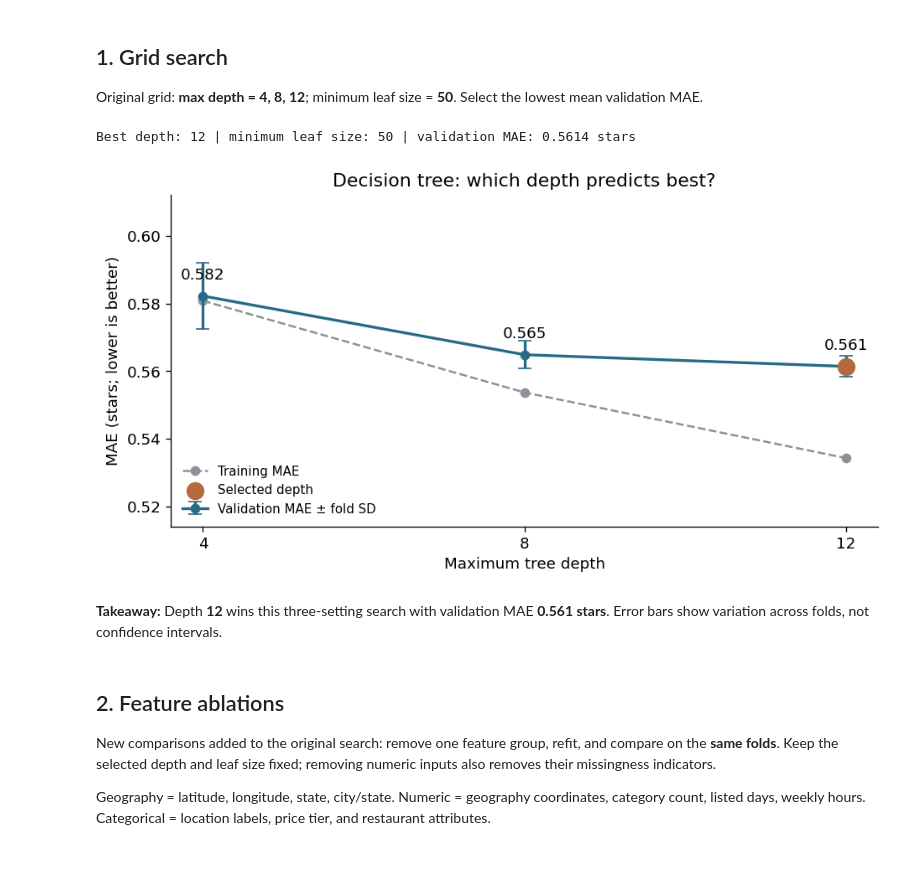
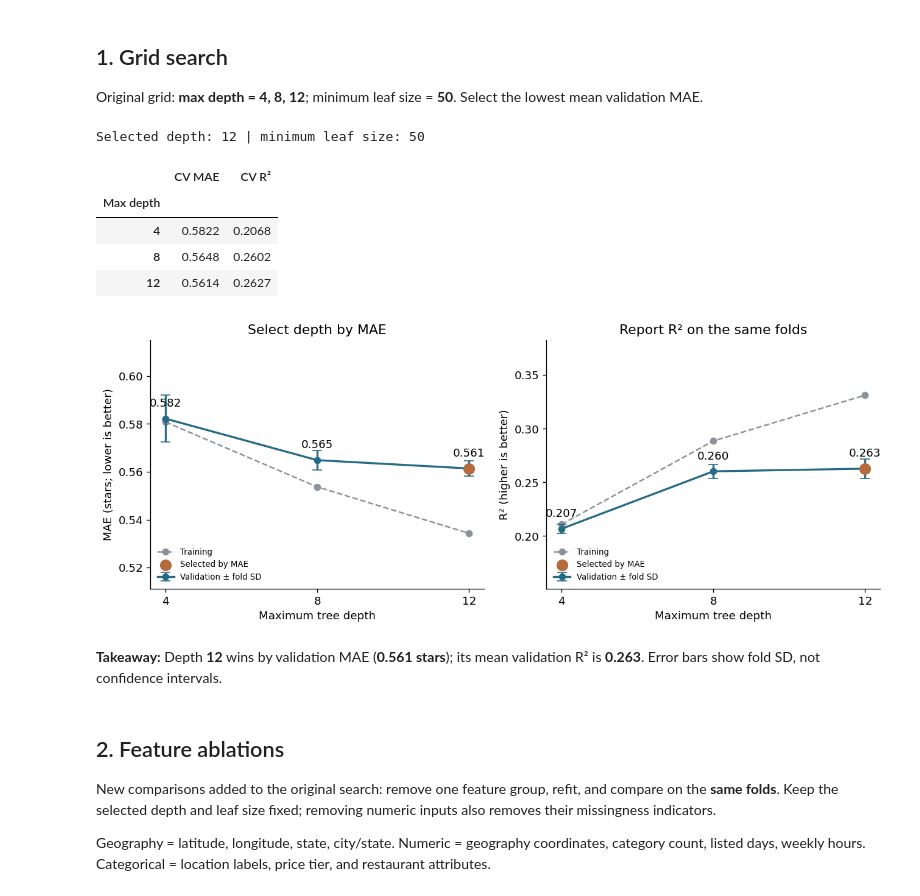
Before and after one commit to JohnSchro/yelp_data_analysis, a Jupyter notebook: notebooks/05_decision_tree_search.ipynb, the cells around one changed output. Cells and saved outputs as stored; diff of their text form; code cells hidden in the pictures; blank space fills up the shorter version.

Commit message:
Report cross-validated R2 for decision tree search and ablations

```diff
--- a/notebooks/05_decision_tree_search.ipynb
+++ b/notebooks/05_decision_tree_search.ipynb
@@ -63,52 +65,73 @@ def tree_pipeline(numeric, categorical):
 
 def neg_mae(model, inputs, actual):
     return -mean_absolute_error(actual, np.clip(model.predict(inputs), 1, 5))
+
+def r2_clipped(model, inputs, actual):
+    return r2_score(actual, np.clip(model.predict(inputs), 1, 5))
+
+scoring = {"mae": neg_mae, "r2": r2_clipped}
 # %% [markdown]
 ## 1. Grid search
 Original grid: **max depth = 4, 8, 12**; minimum leaf size = **50**. Select the lowest mean validation MAE.
 # %%
 search = GridSearchCV(
     tree_pipeline(NUM, CAT), {"tree__max_depth": [4, 8, 12]},
-    scoring=neg_mae, cv=folds, return_train_score=True, refit=False, n_jobs=1,
+    scoring=scoring, cv=folds, return_train_score=True, refit=False, n_jobs=1,
+    error_score="raise",
 )
 with threadpool_limits(limits=2):
     search.fit(X, y)
 
 cv = pd.DataFrame(search.cv_results_)
 depths = cv["param_tree__max_depth"].astype(int).to_numpy()
-validation = -cv["mean_test_score"].to_numpy()
-training = -cv["mean_train_score"].to_numpy()
-fold_mae = -cv[[f"split{k}_test_score" for k in range(5)]].to_numpy()
+validation = -cv["mean_test_mae"].to_numpy()
+training = -cv["mean_train_mae"].to_numpy()
+fold_mae = -cv[[f"split{k}_test_mae" for k in range(5)]].to_numpy()
+fold_r2 = cv[[f"split{k}_test_r2" for k in range(5)]].to_numpy()
 fold_sd = fold_mae.std(axis=1, ddof=1)
-best = search.best_index_
-best_depth = search.best_params_["tree__max_depth"]
-full_scores = fold_mae[best]
-print(f"Best depth: {best_depth} | minimum leaf size: 50 | validation MAE: {validation[best]:.4f} stars")
+# R² is reported; MAE still selects the configuration.
+best = int(np.argmin(validation))
+best_params = cv.loc[best, "params"]
+best_depth = best_params["tree__max_depth"]
+full_scores, full_r2 = fold_mae[best], fold_r2[best]
+print(f"Selected depth: {best_depth} | minimum leaf size: 50")
+display(pd.DataFrame({"Max depth": depths, "CV MAE": validation,
+                      "CV R²": fold_r2.mean(axis=1)}).round(4).set_index("Max depth"))
 # %% [output]
-Best depth: 12 | minimum leaf size: 50 | validation MAE: 0.5614 stars
+Selected depth: 12 | minimum leaf size: 50
+|  | CV MAE | CV R² |
+| Max depth |  |  |
+| 4 | 0.5822 | 0.2068 |
+| 8 | 0.5648 | 0.2602 |
+| 12 | 0.5614 | 0.2627 |
 # %%
-fig, ax = plt.subplots(figsize=(8, 4.3))
-ax.plot(depths, training, "o--", color="#8B9299", label="Training MAE")
-ax.errorbar(depths, validation, yerr=fold_sd, fmt="o-", color=BLUE,
-            capsize=5, linewidth=2, label="Validation MAE ± fold SD")
-ax.scatter([best_depth], [validation[best]], s=140, color=ORANGE, zorder=5,
-           label="Selected depth")
-for depth, score in zip(depths, validation):
-    ax.annotate(f"{score:.3f}", (depth, score), xytext=(0, 12),
-                textcoords="offset points", ha="center")
-ax.set(xticks=depths, xlabel="Maximum tree depth", ylabel="MAE (stars; lower is better)",
-       title="Decision tree: which depth predicts best?")
-ax.margins(y=.35)
-ax.legend(frameon=False, fontsize=9, loc="lower left")
+fig, axes = plt.subplots(1, 2, figsize=(11, 4.4))
+plot_metrics = [
+    (training, validation, fold_sd, "MAE (stars; lower is better)", "Select depth by MAE"),
+    (cv["mean_train_r2"].to_numpy(), fold_r2.mean(axis=1), fold_r2.std(axis=1, ddof=1),
+     "R² (higher is better)", "Report R² on the same folds"),
+]
+for ax, (train_mean, valid_mean, sd, ylabel, title) in zip(axes, plot_metrics):
+    ax.plot(depths, train_mean, "o--", color="#8B9299", label="Training")
+    ax.errorbar(depths, valid_mean, yerr=sd, fmt="o-", color=BLUE,
+                capsize=5, linewidth=2, label="Validation ± fold SD")
+    ax.scatter([best_depth], [valid_mean[best]], s=110, color=ORANGE,
+               zorder=5, label="Selected by MAE")
+    for depth, score in zip(depths, valid_mean):
+        ax.annotate(f"{score:.3f}", (depth, score), xytext=(0, 12),
+                    textcoords="offset points", ha="center")
+    ax.set(xticks=depths, xlabel="Maximum tree depth", ylabel=ylabel, title=title)
+    ax.margins(y=.4)
+    ax.legend(frameon=False, fontsize=8, loc="lower left")
 fig.tight_layout()
 plt.show()
 plt.close(fig)
-display(Markdown(f"**Takeaway:** Depth **{best_depth}** wins this three-setting search "
-                 f"with validation MAE **{validation[best]:.3f} stars**. "
-                 "Error bars show variation across folds, not confidence intervals."))
+display(Markdown(f"**Takeaway:** Depth **{best_depth}** wins by validation MAE "
+                 f"(**{validation[best]:.3f} stars**); its mean validation R² is "
+                 f"**{full_r2.mean():.3f}**. Error bars show fold SD, not confidence intervals."))
 # %% [output]
-[figure, old version]
+[figure, new version]
-**Takeaway:** Depth **12** wins this three-setting search with validation MAE **0.561 stars**. Error bars show variation across folds, not confidence intervals.
+**Takeaway:** Depth **12** wins by validation MAE (**0.561 stars**); its mean validation R² is **0.263**. Error bars show fold SD, not confidence intervals.
 # %% [markdown]
 ## 2. Feature ablations
 New comparisons added to the original search: remove one feature group, refit, and compare on the **same folds**. Keep the selected depth and leaf size fixed; removing numeric inputs also removes their missingness indicators.
```
Also changed, not shown: parts of 4 cells of this notebook.
